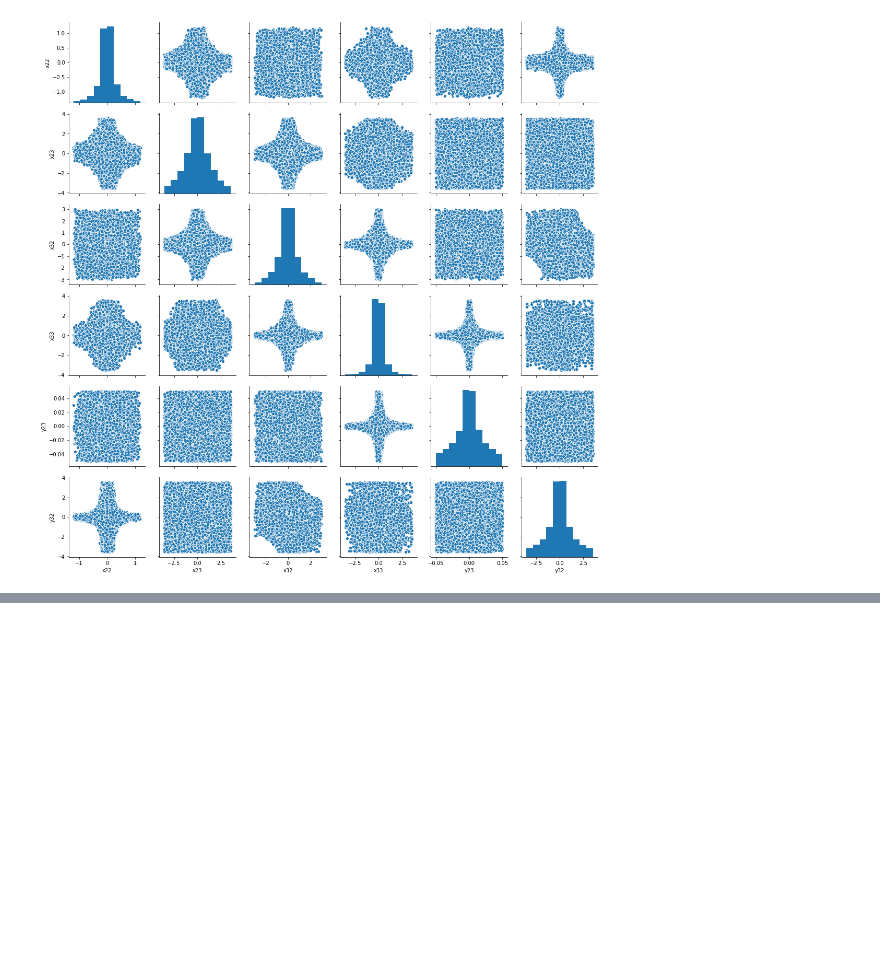
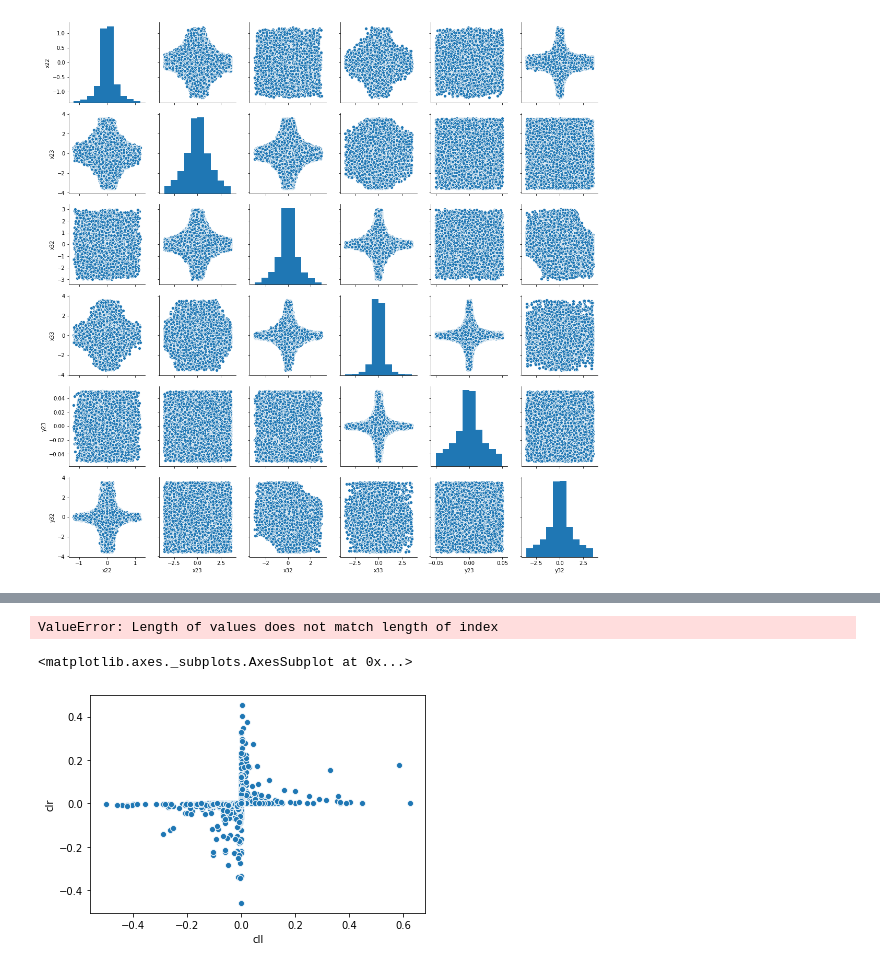
Before and after one commit to johngarg/phd-thesis, a Jupyter notebook: src/analysis/chapter_3/correlations.ipynb, the cells around one changed output, grey strips where cells are left out. Drawn from its saved outputs; the diff is of its cells as text; code cells hidden in the pictures; blank space fills up the shorter version.

```diff
--- a/src/analysis/chapter_3/correlations.ipynb
+++ b/src/analysis/chapter_3/correlations.ipynb
@@ -6,5 +9,6 @@ import seaborn as sns
 
 %matplotlib inline
 # %%
-scan1_data = pd.read_csv("scan1.csv")
-scan2_data = pd.read_csv("scan2.csv")
+data_path = "/Users/johngargalionis/Dropbox/PhD/theOneLQ/LQ/data/"
+scan1_data = pd.read_csv(data_path+"scan1.csv")
+scan2_data = pd.read_csv(data_path+"scan2.csv")
@@ -46,0 +92,29 @@ sns.pairplot(data=scan2_data, x_vars=couplings, y_vars=couplings)
+# %%
+df = scan1_data
+
+df.insert(loc=len(df.columns), column='rknunu', value=rknunu_list)
+df.insert(loc=len(df.columns), column='cbs', value=cbs_list)
+df.insert(loc=len(df.columns), column='Dsmunu', value=Dsmunu_list)
+df.insert(loc=len(df.columns), column='Bmunu', value=Bmunu_list)
+df.insert(loc=len(df.columns), column='rd', value=rd_list)
+df.insert(loc=len(df.columns), column='rdstar', value=rdstar_list)
+df.insert(loc=len(df.columns), column='x33x23', value=x33_x23_rat_list)
+df.insert(loc=len(df.columns), column='rdmue', value=rdmue_list)
+df.insert(loc=len(df.columns), column='rdstaremu', value=rdstaremu_list)
+# %% [output]
+ValueError: Length of values does not match length of index
+# %%
+filtered = df[
+    (df.rknunu < 2.7) &
+    (df.cbs < 1.11 + 2*0.09) &
+    (df.cbs > 1.11 - 2*0.09) &
+    (df.Dsmunu < (5.49 + 2*0.16)*1e-3) &
+    (df.Dsmunu > (5.49 - 2*0.16)*1e-3) &
+    (df.Bmunu > 2.9e-7) &
+    (df.Bmunu < 10.7e-7)
+]
+# %%
+sns.scatterplot(data=filtered, x="cll", y="clr")
+# %% [output]
+<matplotlib.axes._subplots.AxesSubplot at 0x...>
+[figure, added]
```
Also changed, not shown: parts of 17 cells of this notebook, 43 other files.
